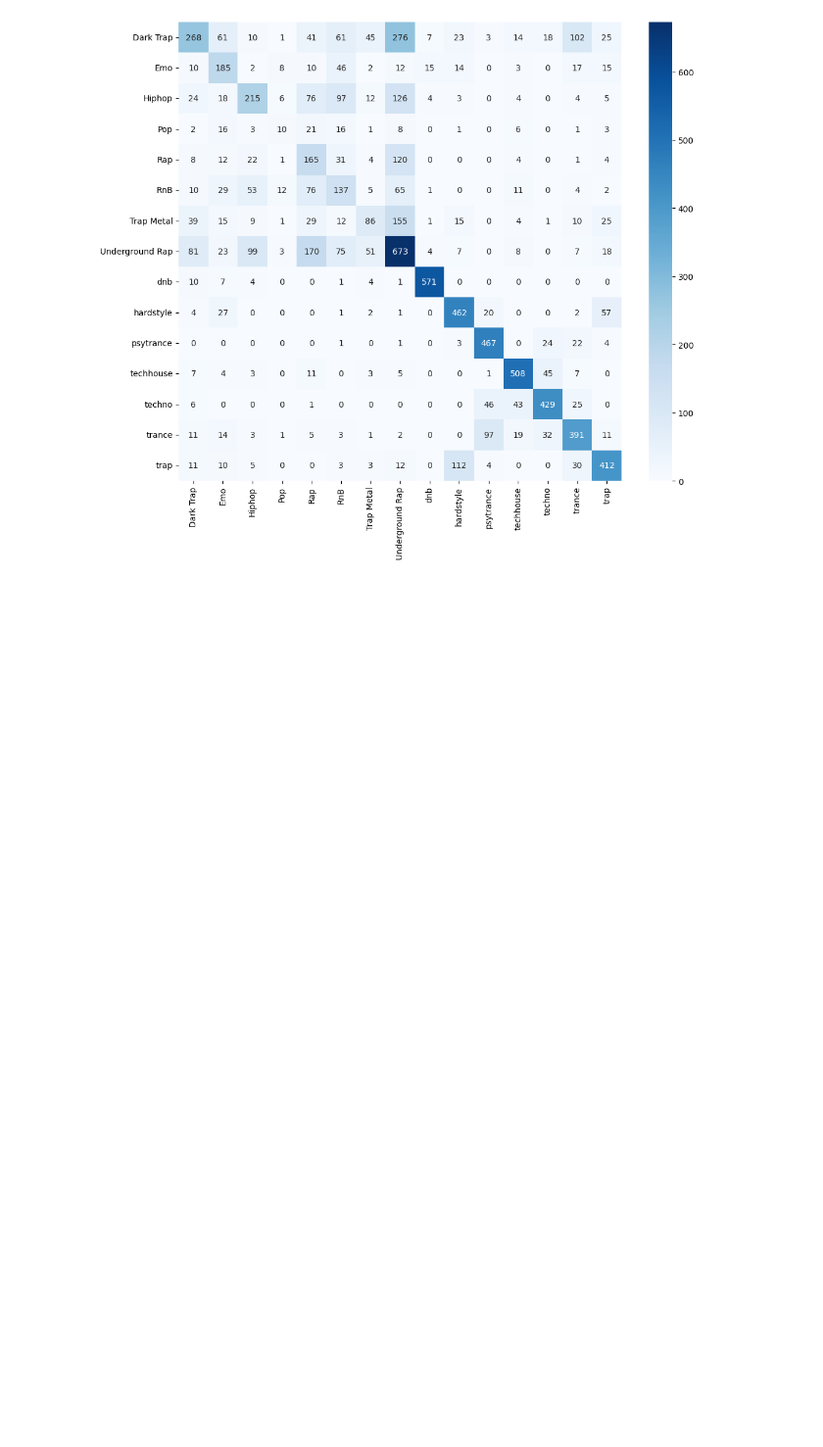
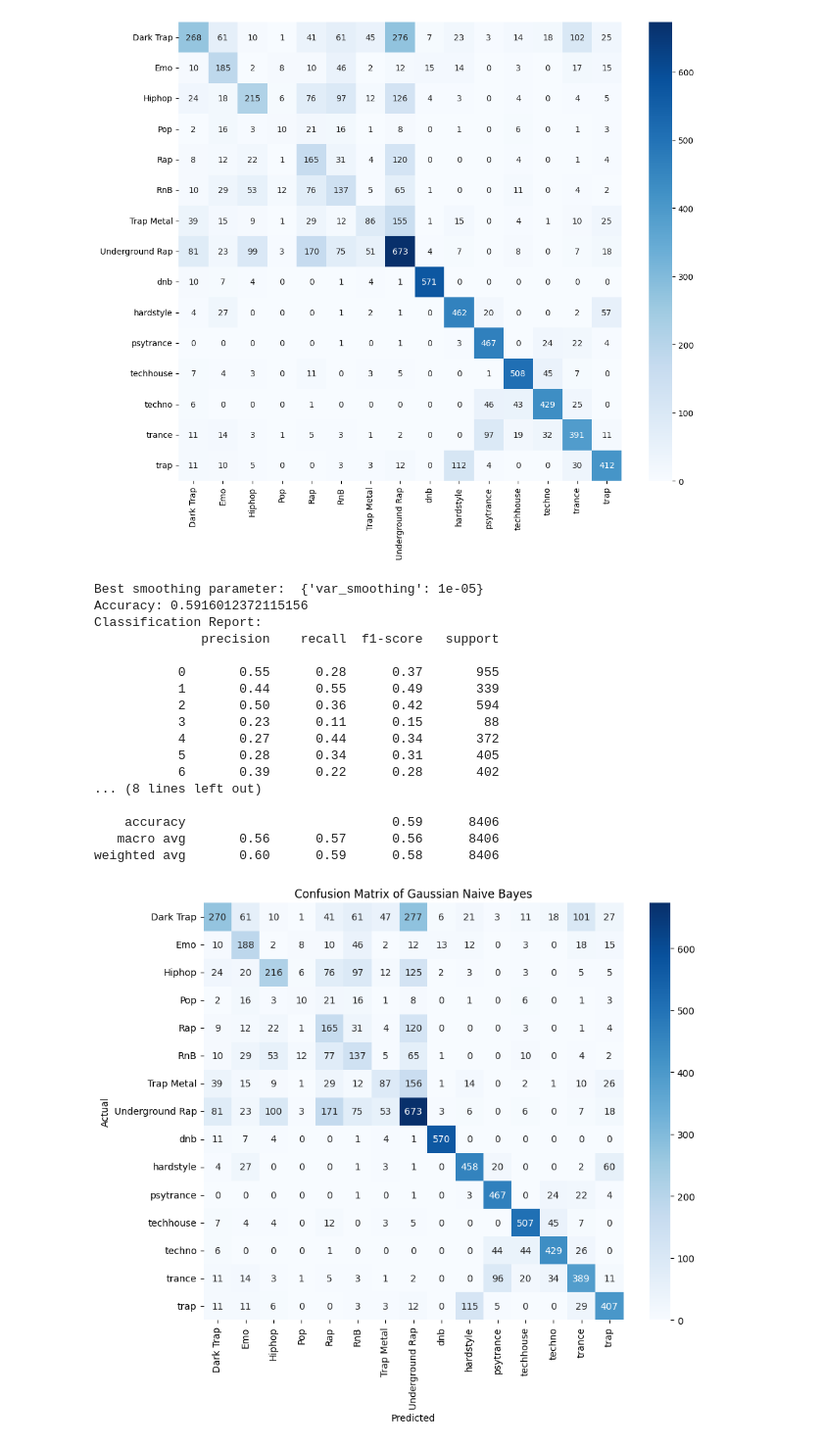
Before and after one commit to Barathaner/Breast-Cancer-Dataset, a Jupyter notebook: code/gauss.ipynb, the cells around one changed output. Shown: that part at 98% size. Drawn from its saved outputs; the diff is of its cells as text; code cells hidden in the pictures; blank space fills up the shorter version.

Commit message:
added other ml models

```diff
--- a/code/gauss.ipynb
+++ b/code/gauss.ipynb
@@ -102,3 +102,80 @@ fig = plt.subplots(figsize=(12, 10))
 ax = sns.heatmap(mnb_cm, annot=True, fmt="d", cmap="Blues", xticklabels=encoder.classes_, yticklabels=encoder.classes_)
 # %% [output]
 [figure]
+# %%
+import pandas as pd
+import numpy as np
+import matplotlib.pyplot as plt
+import seaborn as sns
+from sklearn.model_selection import train_test_split, GridSearchCV
+from sklearn.naive_bayes import GaussianNB
+from sklearn.metrics import classification_report, accuracy_score, confusion_matrix
+from sklearn.preprocessing import LabelEncoder
+
+# Load the data
+features = pd.read_csv("../data/features.csv")
+labels = pd.read_csv("../data/genre.csv")
+
+# Prepare the data
+encoder = LabelEncoder()
+labels_encoded = encoder.fit_transform(labels['genre'])
+
+# Split the data
+X_train, X_test, y_train, y_test = train_test_split(features, labels_encoded, train_size=0.8, random_state=1)
+
+# Setup for Gaussian Naive Bayes with cross-validation to optimize var_smoothing
+params = {'var_smoothing': np.logspace(-9, 0, 10)}
+gnb = GaussianNB()
+clf = GridSearchCV(gnb, params, cv=5, scoring='f1_weighted')
+clf.fit(X_train, y_train)
+
+# Best model
+print("Best smoothing parameter: ", clf.best_params_)
+
+# Making predictions
+y_pred = clf.predict(X_test)
+
+# Evaluate the model
+print("Accuracy:", accuracy_score(y_test, y_pred))
+print("Classification Report:")
+print(classification_report(y_test, y_pred))
+
+# Generate and plot confusion matrix
+cm = confusion_matrix(y_test, y_pred)
+plt.figure(figsize=(10, 8))
+sns.heatmap(cm, annot=True, fmt="d", cmap="Blues", xticklabels=encoder.classes_, yticklabels=encoder.classes_)
+plt.ylabel('Actual')
+plt.xlabel('Predicted')
+plt.title('Confusion Matrix of Gaussian Naive Bayes')
+plt.show()
+
+# Get and plot the probability estimates
+probs = clf.predict_proba(X_test)
+mean_probs = probs.mean(axis=0)
+
+plt.figure(figsize=(12, 6))
+sns.barplot(x=encoder.classes_, y=mean_probs)
+plt.xlabel('Classes')
+plt.ylabel('Average Predicted Probability')
+plt.title('Average Probability Estimates by Class')
+plt.xticks(rotation=45)
+plt.show()
+# %% [output]
+Best smoothing parameter:  {'var_smoothing': 1e-05}
+Accuracy: 0.5916012372115156
+Classification Report:
+              precision    recall  f1-score   support
+
+           0       0.55      0.28      0.37       955
+           1       0.44      0.55      0.49       339
+           2       0.50      0.36      0.42       594
+           3       0.23      0.11      0.15        88
+           4       0.27      0.44      0.34       372
+           5       0.28      0.34      0.31       405
+           6       0.39      0.22      0.28       402
+... (8 lines left out)
+
+    accuracy                           0.59      8406
+   macro avg       0.56      0.57      0.56      8406
+weighted avg       0.60      0.59      0.58      8406
+[figure, added]
```
Also changed, not shown: parts of 1 cell of this notebook, 13 other files.
